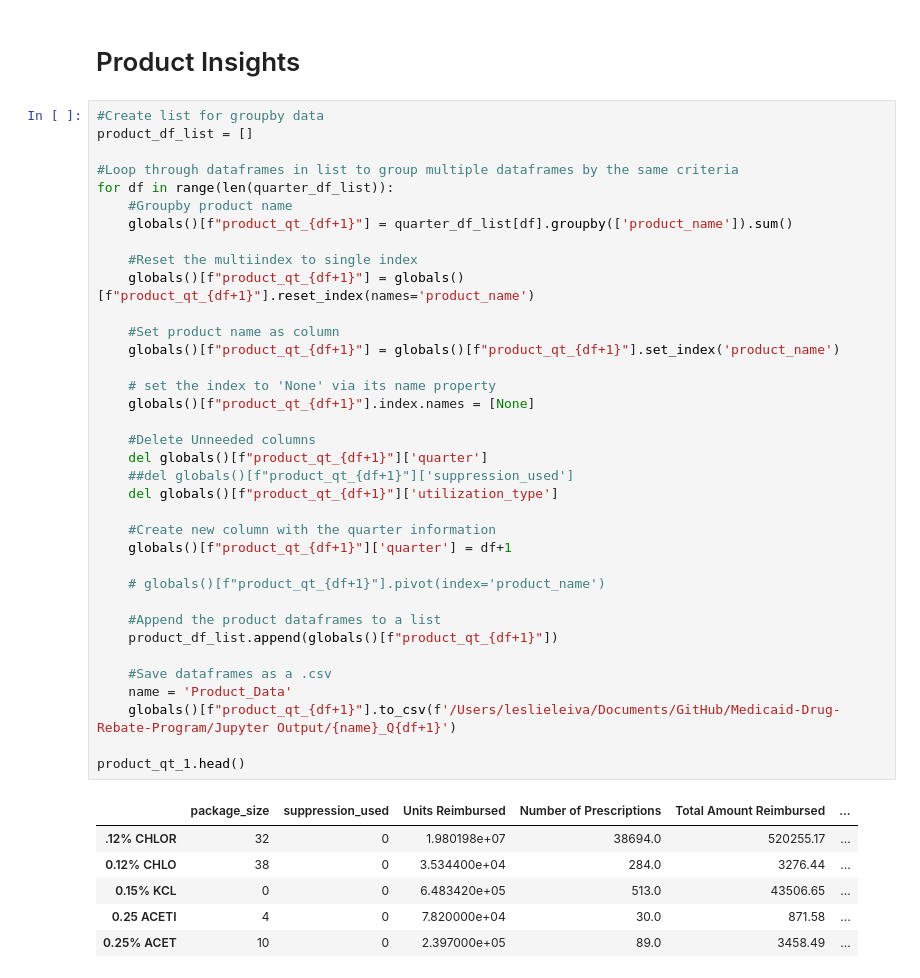
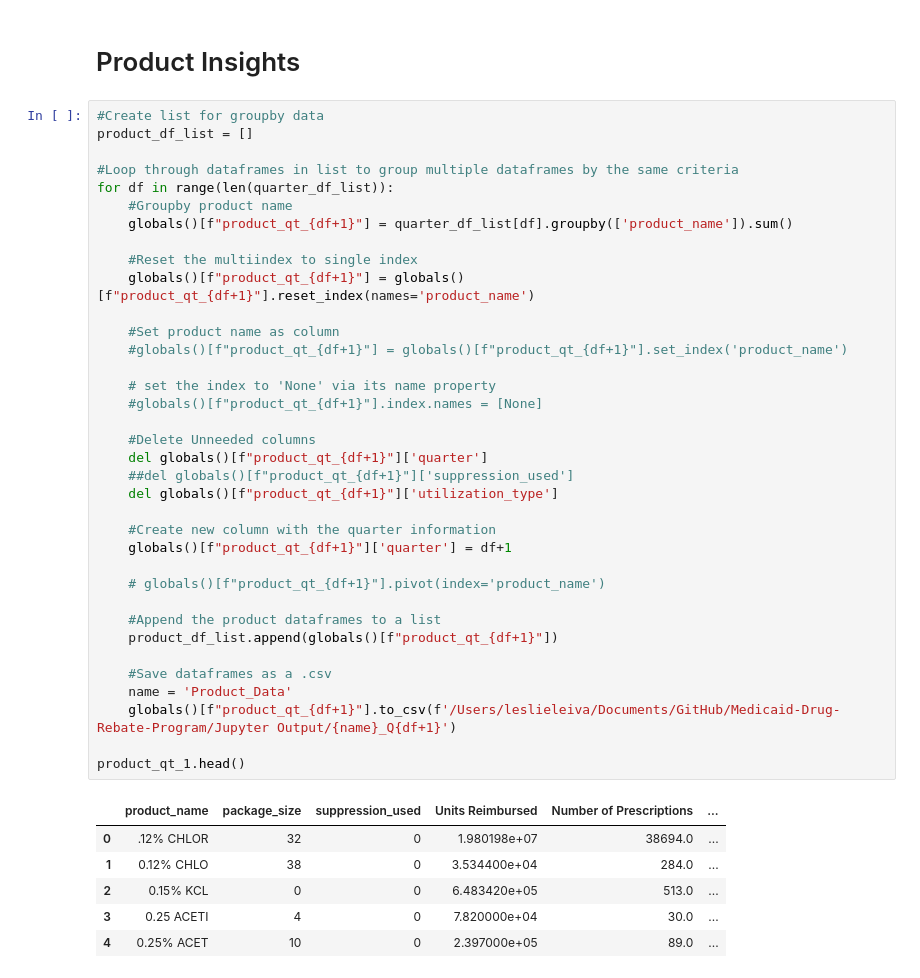
Before and after one commit to lleiva25/Medicaid-Drug-Rebate-Program, a Jupyter notebook: Medicaid.ipynb, the cells around one changed output. Drawn from its saved outputs; the diff is of its cells as text.

Commit message:
globals()[f"product_qt_{df+1}"] removed set_index

```diff
--- a/Medicaid.ipynb
+++ b/Medicaid.ipynb
@@ -184,41 +184,41 @@ product_df_list = []
 for df in range(len(quarter_df_list)):
     #Groupby product name
     globals()[f"product_qt_{df+1}"] = quarter_df_list[df].groupby(['product_name']).sum()
 
     #Reset the multiindex to single index
     globals()[f"product_qt_{df+1}"] = globals()[f"product_qt_{df+1}"].reset_index(names='product_name')
 
     #Set product name as column
-    globals()[f"product_qt_{df+1}"] = globals()[f"product_qt_{df+1}"].set_index('product_name')
+    #globals()[f"product_qt_{df+1}"] = globals()[f"product_qt_{df+1}"].set_index('product_name')
 
     # set the index to 'None' via its name property
-    globals()[f"product_qt_{df+1}"].index.names = [None]
+    #globals()[f"product_qt_{df+1}"].index.names = [None]
 
     #Delete Unneeded columns
     del globals()[f"product_qt_{df+1}"]['quarter']
     ##del globals()[f"product_qt_{df+1}"]['suppression_used']
     del globals()[f"product_qt_{df+1}"]['utilization_type']
 
     #Create new column with the quarter information
     globals()[f"product_qt_{df+1}"]['quarter'] = df+1
 
     # globals()[f"product_qt_{df+1}"].pivot(index='product_name')
 
     #Append the product dataframes to a list
     product_df_list.append(globals()[f"product_qt_{df+1}"])
 
     #Save dataframes as a .csv
     name = 'Product_Data'
     globals()[f"product_qt_{df+1}"].to_csv(f'/Users/leslieleiva/Documents/GitHub/Medicaid-Drug-Rebate-Program/Jupyter Output/{name}_Q{df+1}')
 
 product_qt_1.head()
 # %% [output]
-|  | package_size | suppression_used | Units Reimbursed | Number of Prescriptions | Total Amount Reimbursed | ... |
-| .12% CHLOR | 32 | 0 | 1.980198e+07 | 38694.0 | 520255.17 | ... |
-| 0.12% CHLO | 38 | 0 | 3.534400e+04 | 284.0 | 3276.44 | ... |
-| 0.15% KCL | 0 | 0 | 6.483420e+05 | 513.0 | 43506.65 | ... |
-| 0.25 ACETI | 4 | 0 | 7.820000e+04 | 30.0 | 871.58 | ... |
-| 0.25% ACET | 10 | 0 | 2.397000e+05 | 89.0 | 3458.49 | ... |
+|  | product_name | package_size | suppression_used | Units Reimbursed | Number of Prescriptions | ... |
+| 0 | .12% CHLOR | 32 | 0 | 1.980198e+07 | 38694.0 | ... |
+| 1 | 0.12% CHLO | 38 | 0 | 3.534400e+04 | 284.0 | ... |
+| 2 | 0.15% KCL | 0 | 0 | 6.483420e+05 | 513.0 | ... |
+| 3 | 0.25 ACETI | 4 | 0 | 7.820000e+04 | 30.0 | ... |
+| 4 | 0.25% ACET | 10 | 0 | 2.397000e+05 | 89.0 | ... |
 # %%
 product_qt_1.index
 # %% [output]
```
Also changed, not shown: parts of 2 cells of this notebook, 3 other files.
